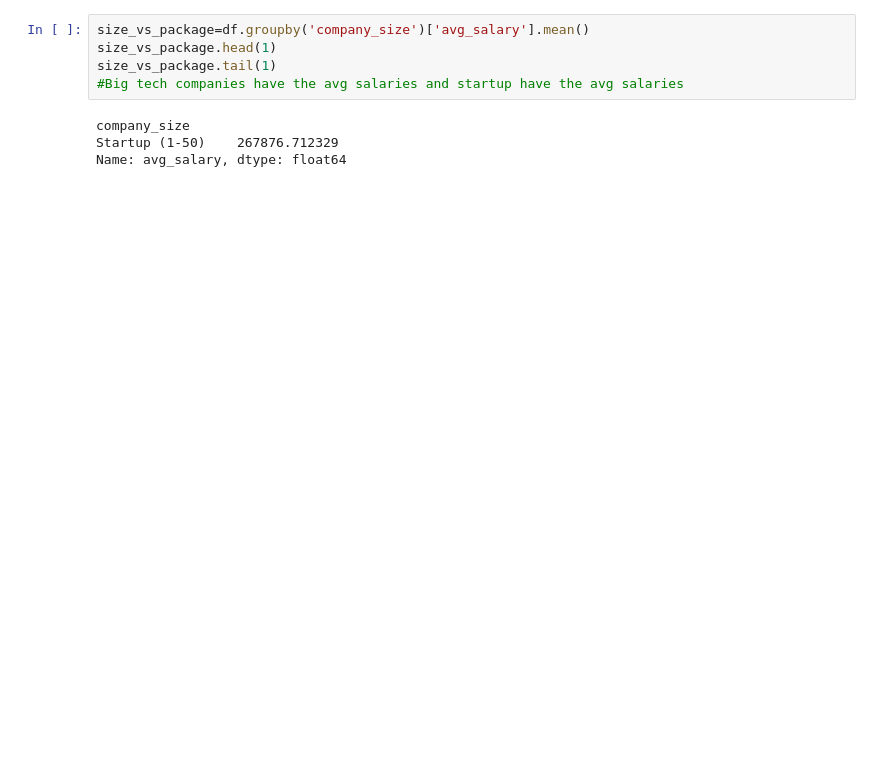
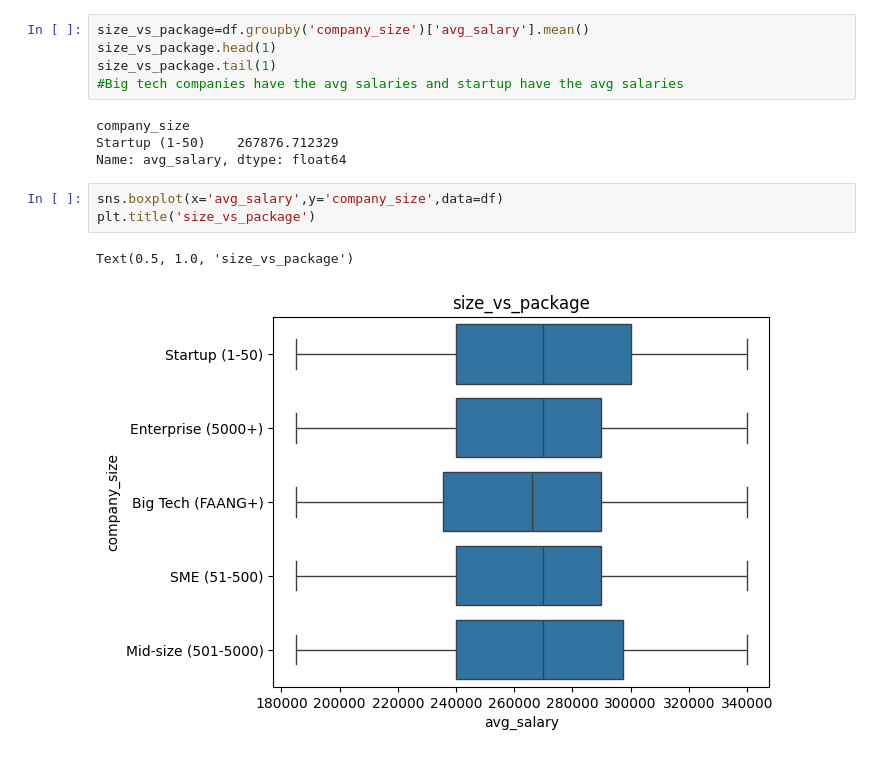
Before and after one commit to ShlokGadhave/AI-Career-Market-Insights, a Jupyter notebook: main.ipynb, the cells around one changed output. Drawn from its saved outputs; the diff is of its cells as text; blank space fills up the shorter version.

```diff
--- a/main.ipynb
+++ b/main.ipynb
@@ -227,3 +257,9 @@ size_vs_package.tail(1)
 company_size
 Startup (1-50)    267876.712329
 Name: avg_salary, dtype: float64
+# %%
+sns.boxplot(x='avg_salary',y='company_size',data=df)
+plt.title('size_vs_package')
+# %% [output]
+Text(0.5, 1.0, 'size_vs_package')
+[figure, added]
```
Also changed, not shown: parts of 16 cells of this notebook.
